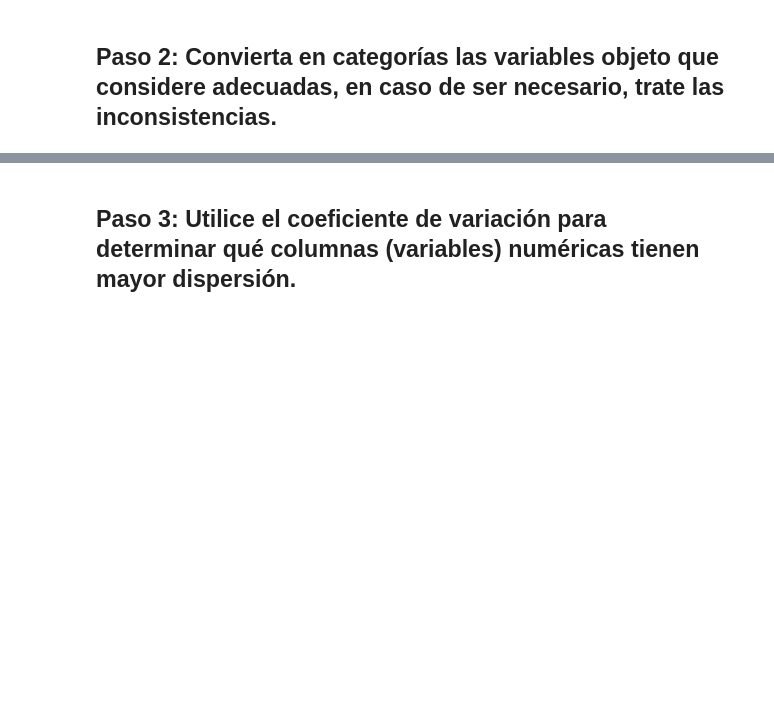
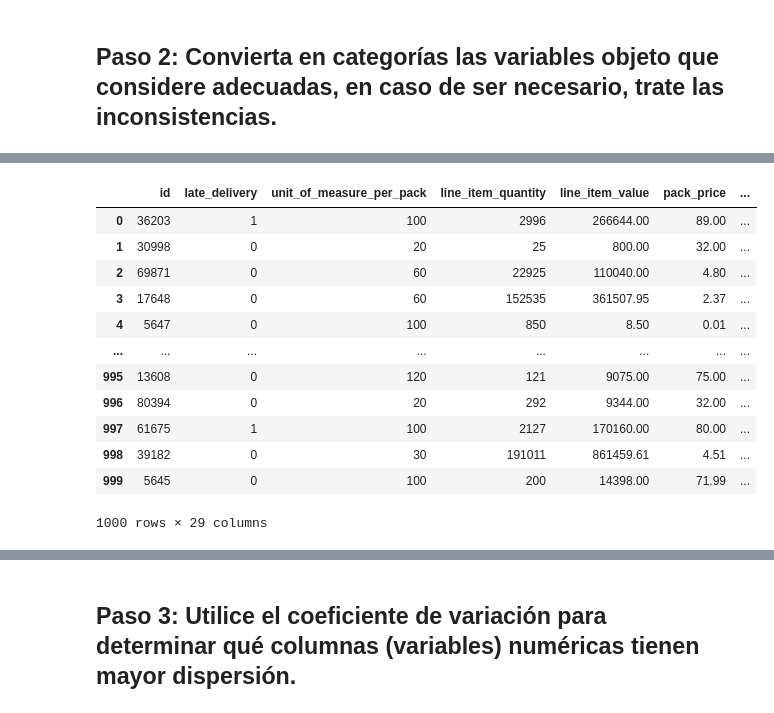
Before and after one commit to alan19720/proyecto2, a Jupyter notebook: Instrucciones_Proyecto_EDA-Regresión-Hipótesis.ipynb, the cells around one changed output, grey strips where cells are left out. Saved outputs shown, nothing was run; the diff lists cells and outputs as text; code cells hidden in the pictures; blank space fills up the shorter version.

```diff
--- a/Instrucciones_Proyecto_EDA-Regresión-Hipótesis.ipynb
+++ b/Instrucciones_Proyecto_EDA-Regresión-Hipótesis.ipynb
@@ -235,0 +285,38 @@ dtype: int64
+# %%
+#Analizando el dataset nos damos cuenta que no es necesario el tratamiento de incosistencias , asi que procedemos a categorizar
+#utilizare One-Hot Encoding para las columnas con valores unicos menores a 5, y labelEncoding para las mayores ya que se comporta mejor con muchos valores unicos
+from sklearn.preprocessing import LabelEncoder, OneHotEncoder
+
+# Lista para almacenar el nombre de las columnas codificadas
+encoded_columns = []
+
+# Iterarmos sobre las columnas
+for col in df_nuevo.columns:
+    if df_nuevo[col].dtype == 'object':
+        if df_nuevo[col].nunique() <= 5:  # Aplicamos One-Hot Encoding
+            encoded_df = pd.get_dummies(df_nuevo[col], prefix=col)
+            df_nuevo = pd.concat([df_nuevo, encoded_df], axis=1)
+            encoded_columns.append(col)
+        else:  # Aplicamos LabelEncoder
+            label_encoder = LabelEncoder()
+            df_nuevo[col] = label_encoder.fit_transform(df_nuevo[col])
+            encoded_columns.append(col)
+
+# Eliminamos las columnas originales no codificadas
+df_nuevo.drop(encoded_columns, axis=1, inplace=True)
+# %%
+display(df_nuevo)
+# %% [output]
+|  | id | late_delivery | unit_of_measure_per_pack | line_item_quantity | line_item_value | pack_price | ... |
+| 0 | 36203 | 1 | 100 | 2996 | 266644.00 | 89.00 | ... |
+| 1 | 30998 | 0 | 20 | 25 | 800.00 | 32.00 | ... |
+| 2 | 69871 | 0 | 60 | 22925 | 110040.00 | 4.80 | ... |
+| 3 | 17648 | 0 | 60 | 152535 | 361507.95 | 2.37 | ... |
+| 4 | 5647 | 0 | 100 | 850 | 8.50 | 0.01 | ... |
+| ... | ... | ... | ... | ... | ... | ... | ... |
+| 995 | 13608 | 0 | 120 | 121 | 9075.00 | 75.00 | ... |
+| 996 | 80394 | 0 | 20 | 292 | 9344.00 | 32.00 | ... |
+| 997 | 61675 | 1 | 100 | 2127 | 170160.00 | 80.00 | ... |
+| 998 | 39182 | 0 | 30 | 191011 | 861459.61 | 4.51 | ... |
+| 999 | 5645 | 0 | 100 | 200 | 14398.00 | 71.99 | ... |
+1000 rows × 29 columns
```
Also changed, not shown: parts of 20 cells of this notebook.
